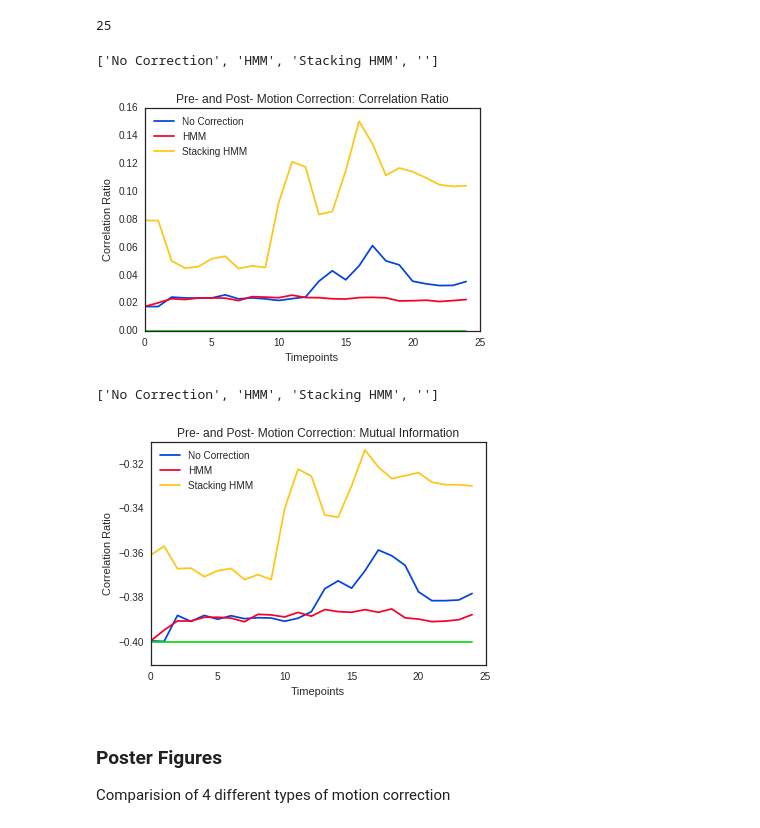
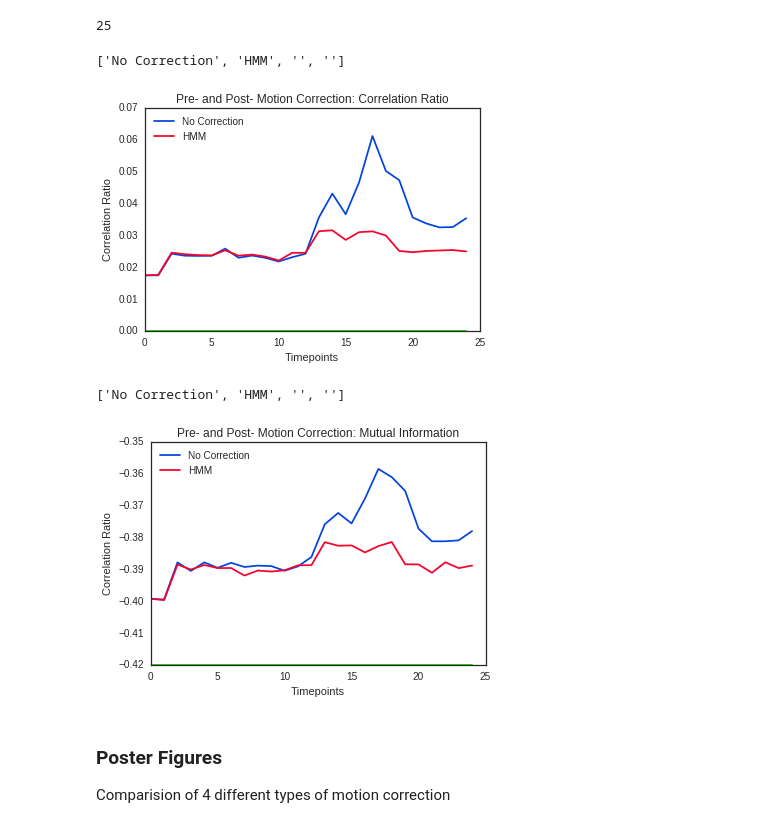
Before and after one commit to jmschabdach/markov-movement-correction, a Jupyter notebook: figureGeneration.ipynb, the cells around one changed output. Saved outputs shown, nothing was run; the diff lists cells and outputs as text; code cells hidden in the pictures.

```diff
--- a/figureGeneration.ipynb
+++ b/figureGeneration.ipynb
@@ -260,7 +260,7 @@ plotTimeseriesSimilarities(time[:25], preReg_MI[:25], mi0,
 # load the data
 timepoints_df = pd.read_csv(baseDir+'testing_similarities_preregistration.csv')
 df0 = pd.read_csv(baseDir+'testing_similarities_hmm.csv')
-df1 = pd.read_csv(baseDir+'testing_similarities_stackinghmm.csv')
+# df1 = pd.read_csv(baseDir+'testing_similarities_stackinghmm.csv')
 
 
 # get the signals from the data
@@ -271,12 +271,12 @@ preReg_MI = timepoints_df[list(timepoints_df)[2]].tolist()
 corrRatio0 = df0[list(df0)[1]].tolist()
 mi0 = df0[list(df0)[2]].tolist()
 
-corrRatio1 = df1[list(df1)[1]].tolist()
-mi1 = df1[list(df1)[2]].tolist()
+# corrRatio1 = df1[list(df1)[1]].tolist()
+# mi1 = df1[list(df1)[2]].tolist()
 
 placeholder = [0]*25
 # set up the labels
-simLabels = ['No Correction', 'HMM', 'Stacking HMM', ""]
+simLabels = ['No Correction', 'HMM', "", ""] #, 'Stacking HMM', ""]
 
 len(time[:25])
 # %% [output]
@@ -284,23 +284,23 @@ len(time[:25])
 # %%
 # plot the data - correlation ratio
 plotTimeseriesSimilarities(time[:25], preReg_CorrRatio[:25], corrRatio0[:25],
-                           corrRatio1, placeholder,
+                           placeholder, placeholder,
                            title='Pre- and Post- Motion Correction: Correlation Ratio',
                            ylabel='Correlation Ratio',
                            simLabels=simLabels)
 # %% [output]
-['No Correction', 'HMM', 'Stacking HMM', '']
+['No Correction', 'HMM', '', '']
-[figure, old version]
+[figure, new version]
 # %%
 # plot the data - mutual information
 plotTimeseriesSimilarities(time[:25], preReg_MI[:25], mi0[:25],
-                           mi1, [-.4]*25,
+                           [-.42]*25, [-.42]*25,
                            title='Pre- and Post- Motion Correction: Mutual Information',
                            ylabel='Correlation Ratio',
                            simLabels=simLabels)
 # %% [output]
-['No Correction', 'HMM', 'Stacking HMM', '']
+['No Correction', 'HMM', '', '']
-[figure, old version]
+[figure, new version]
 # %% [markdown]
 ### Poster Figures
 
```
Also changed, not shown: 1 other file.
